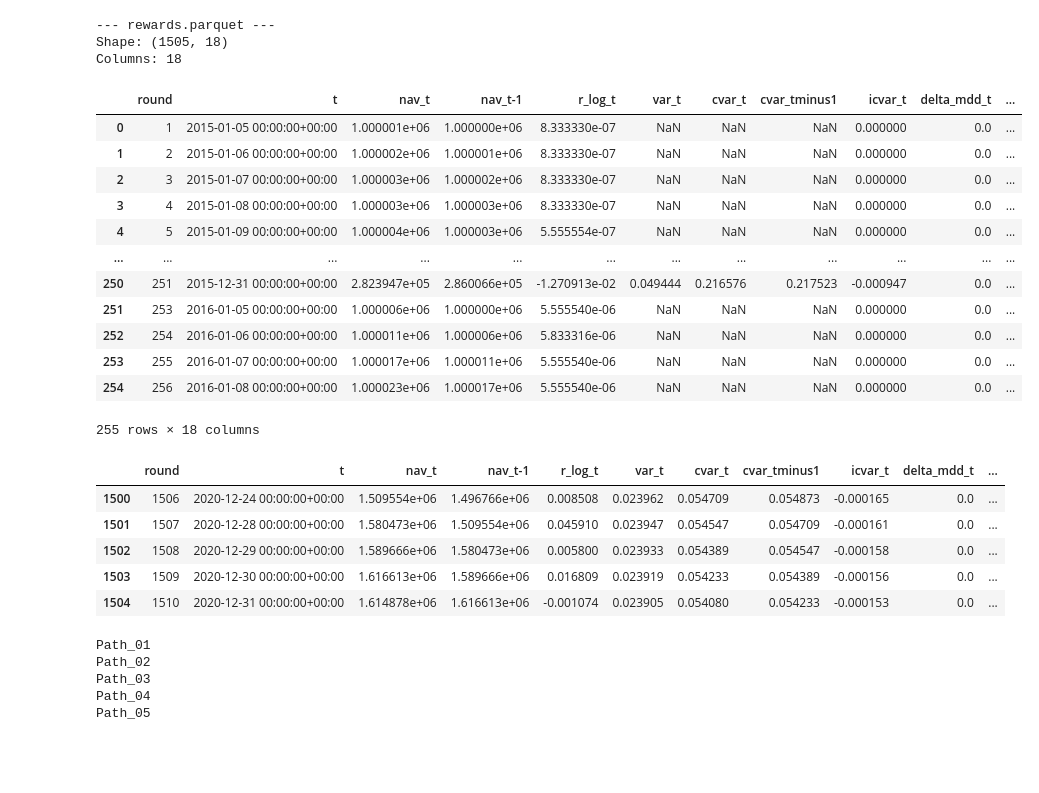
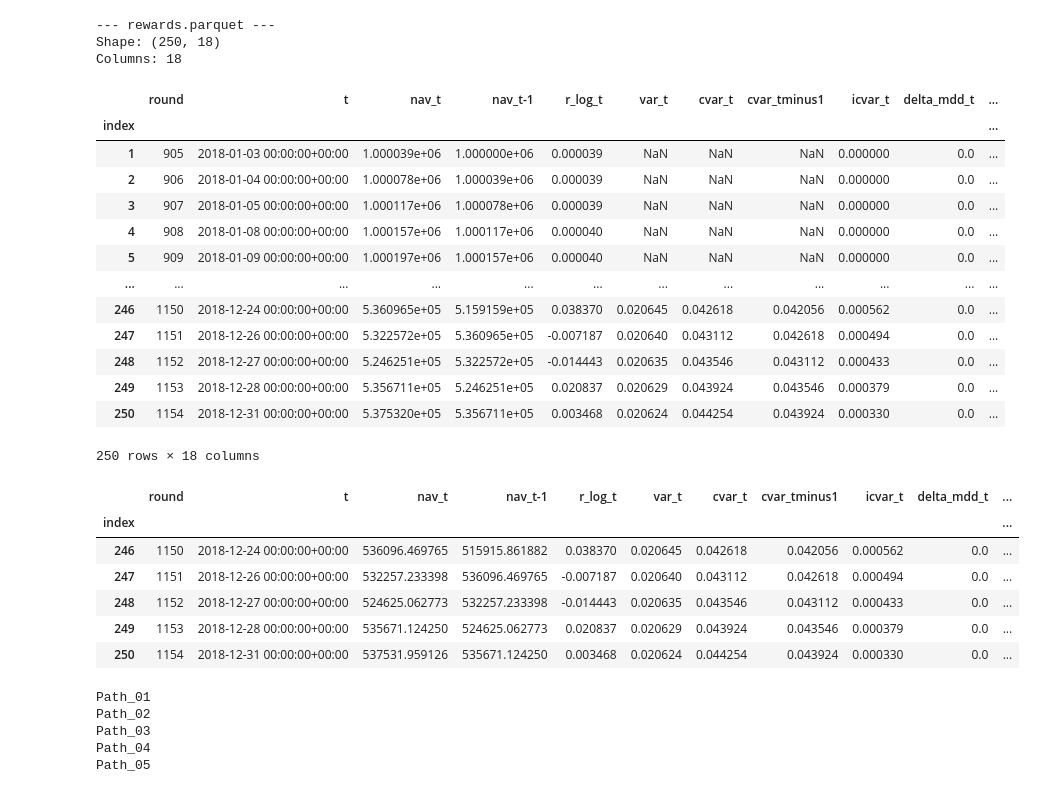
Before and after one commit to longrodeo/bachelorarbeit-drl-finance, a Jupyter notebook: notebooks/cpcv_baseline/icvar_ppo_s1_base.ipynb, the cells around one changed output. Cells and saved outputs as stored; diff of their text form; code cells hidden in the pictures; blank space fills up the shorter version.

```diff
--- a/notebooks/cpcv_baseline/icvar_ppo_s1_base.ipynb
+++ b/notebooks/cpcv_baseline/icvar_ppo_s1_base.ipynb
@@ -7,7 +7,7 @@ from itables import init_notebook_mode, show
 
 from utils.parquet_io import load_parquet
 # >>> Pfad zu DEINEM Run anpassen:
-run_dir = Path(r"C:\Dev\Bachelorarbeit\data\accounting\runs\cpcv_baseline\icvar_ppo_S1_final\ppo_icvar_state1_cpcv_20251228_112337\SB3_Defaults")
+run_dir = Path(r"C:\Dev\Bachelorarbeit\data\accounting\runs\lamda_gamma_opt\icvar_ppo_S1_lamda_5\ppo_icvar_state1_walkforward_20260102_132510\E2\fold_01\test\test_2018")
 paths = [f"Path_{i:02d}" for i in range(1, 6)]
 
 def load_and_info(path: Path) -> pd.DataFrame:
@@ -18,31 +18,33 @@ def load_and_info(path: Path) -> pd.DataFrame:
     print(f"Columns: {len(df.columns)}")
     return df
 # %%
-df_btc = load_and_info(run_dir / "Path_01/rewards.parquet")
+df_btc = load_and_info(run_dir / "rewards.parquet")
 display(df_btc.head(255), df_btc.tail())
 # %% [output]
 --- rewards.parquet ---
-Shape: (1505, 18)
+Shape: (250, 18)
 Columns: 18
 |  | round | t | nav_t | nav_t-1 | r_log_t | var_t | cvar_t | cvar_tminus1 | icvar_t | delta_mdd_t | ... |
-| 0 | 1 | 2015-01-05 00:00:00+00:00 | 1.000001e+06 | 1.000000e+06 | 8.333330e-07 | NaN | NaN | NaN | 0.000000 | 0.0 | ... |
-| 1 | 2 | 2015-01-06 00:00:00+00:00 | 1.000002e+06 | 1.000001e+06 | 8.333330e-07 | NaN | NaN | NaN | 0.000000 | 0.0 | ... |
-| 2 | 3 | 2015-01-07 00:00:00+00:00 | 1.000003e+06 | 1.000002e+06 | 8.333330e-07 | NaN | NaN | NaN | 0.000000 | 0.0 | ... |
-| 3 | 4 | 2015-01-08 00:00:00+00:00 | 1.000003e+06 | 1.000003e+06 | 8.333330e-07 | NaN | NaN | NaN | 0.000000 | 0.0 | ... |
-| 4 | 5 | 2015-01-09 00:00:00+00:00 | 1.000004e+06 | 1.000003e+06 | 5.555554e-07 | NaN | NaN | NaN | 0.000000 | 0.0 | ... |
+| index |  |  |  |  |  |  |  |  |  |  | ... |
+| 1 | 905 | 2018-01-03 00:00:00+00:00 | 1.000039e+06 | 1.000000e+06 | 0.000039 | NaN | NaN | NaN | 0.000000 | 0.0 | ... |
+| 2 | 906 | 2018-01-04 00:00:00+00:00 | 1.000078e+06 | 1.000039e+06 | 0.000039 | NaN | NaN | NaN | 0.000000 | 0.0 | ... |
+| 3 | 907 | 2018-01-05 00:00:00+00:00 | 1.000117e+06 | 1.000078e+06 | 0.000039 | NaN | NaN | NaN | 0.000000 | 0.0 | ... |
+| 4 | 908 | 2018-01-08 00:00:00+00:00 | 1.000157e+06 | 1.000117e+06 | 0.000040 | NaN | NaN | NaN | 0.000000 | 0.0 | ... |
+| 5 | 909 | 2018-01-09 00:00:00+00:00 | 1.000197e+06 | 1.000157e+06 | 0.000040 | NaN | NaN | NaN | 0.000000 | 0.0 | ... |
 | ... | ... | ... | ... | ... | ... | ... | ... | ... | ... | ... | ... |
-| 250 | 251 | 2015-12-31 00:00:00+00:00 | 2.823947e+05 | 2.860066e+05 | -1.270913e-02 | 0.049444 | 0.216576 | 0.217523 | -0.000947 | 0.0 | ... |
-| 251 | 253 | 2016-01-05 00:00:00+00:00 | 1.000006e+06 | 1.000000e+06 | 5.555540e-06 | NaN | NaN | NaN | 0.000000 | 0.0 | ... |
-| 252 | 254 | 2016-01-06 00:00:00+00:00 | 1.000011e+06 | 1.000006e+06 | 5.833316e-06 | NaN | NaN | NaN | 0.000000 | 0.0 | ... |
-| 253 | 255 | 2016-01-07 00:00:00+00:00 | 1.000017e+06 | 1.000011e+06 | 5.555540e-06 | NaN | NaN | NaN | 0.000000 | 0.0 | ... |
-| 254 | 256 | 2016-01-08 00:00:00+00:00 | 1.000023e+06 | 1.000017e+06 | 5.555540e-06 | NaN | NaN | NaN | 0.000000 | 0.0 | ... |
+| 246 | 1150 | 2018-12-24 00:00:00+00:00 | 5.360965e+05 | 5.159159e+05 | 0.038370 | 0.020645 | 0.042618 | 0.042056 | 0.000562 | 0.0 | ... |
+| 247 | 1151 | 2018-12-26 00:00:00+00:00 | 5.322572e+05 | 5.360965e+05 | -0.007187 | 0.020640 | 0.043112 | 0.042618 | 0.000494 | 0.0 | ... |
+| 248 | 1152 | 2018-12-27 00:00:00+00:00 | 5.246251e+05 | 5.322572e+05 | -0.014443 | 0.020635 | 0.043546 | 0.043112 | 0.000433 | 0.0 | ... |
+| 249 | 1153 | 2018-12-28 00:00:00+00:00 | 5.356711e+05 | 5.246251e+05 | 0.020837 | 0.020629 | 0.043924 | 0.043546 | 0.000379 | 0.0 | ... |
+| 250 | 1154 | 2018-12-31 00:00:00+00:00 | 5.375320e+05 | 5.356711e+05 | 0.003468 | 0.020624 | 0.044254 | 0.043924 | 0.000330 | 0.0 | ... |
-255 rows × 18 columns
+250 rows × 18 columns
 |  | round | t | nav_t | nav_t-1 | r_log_t | var_t | cvar_t | cvar_tminus1 | icvar_t | delta_mdd_t | ... |
-| 1500 | 1506 | 2020-12-24 00:00:00+00:00 | 1.509554e+06 | 1.496766e+06 | 0.008508 | 0.023962 | 0.054709 | 0.054873 | -0.000165 | 0.0 | ... |
-| 1501 | 1507 | 2020-12-28 00:00:00+00:00 | 1.580473e+06 | 1.509554e+06 | 0.045910 | 0.023947 | 0.054547 | 0.054709 | -0.000161 | 0.0 | ... |
-| 1502 | 1508 | 2020-12-29 00:00:00+00:00 | 1.589666e+06 | 1.580473e+06 | 0.005800 | 0.023933 | 0.054389 | 0.054547 | -0.000158 | 0.0 | ... |
-| 1503 | 1509 | 2020-12-30 00:00:00+00:00 | 1.616613e+06 | 1.589666e+06 | 0.016809 | 0.023919 | 0.054233 | 0.054389 | -0.000156 | 0.0 | ... |
-| 1504 | 1510 | 2020-12-31 00:00:00+00:00 | 1.614878e+06 | 1.616613e+06 | -0.001074 | 0.023905 | 0.054080 | 0.054233 | -0.000153 | 0.0 | ... |
+| index |  |  |  |  |  |  |  |  |  |  | ... |
+| 246 | 1150 | 2018-12-24 00:00:00+00:00 | 536096.469765 | 515915.861882 | 0.038370 | 0.020645 | 0.042618 | 0.042056 | 0.000562 | 0.0 | ... |
+| 247 | 1151 | 2018-12-26 00:00:00+00:00 | 532257.233398 | 536096.469765 | -0.007187 | 0.020640 | 0.043112 | 0.042618 | 0.000494 | 0.0 | ... |
+| 248 | 1152 | 2018-12-27 00:00:00+00:00 | 524625.062773 | 532257.233398 | -0.014443 | 0.020635 | 0.043546 | 0.043112 | 0.000433 | 0.0 | ... |
+| 249 | 1153 | 2018-12-28 00:00:00+00:00 | 535671.124250 | 524625.062773 | 0.020837 | 0.020629 | 0.043924 | 0.043546 | 0.000379 | 0.0 | ... |
+| 250 | 1154 | 2018-12-31 00:00:00+00:00 | 537531.959126 | 535671.124250 | 0.003468 | 0.020624 | 0.044254 | 0.043924 | 0.000330 | 0.0 | ... |
 # %%
 # Cell 2: Laden und auf breites Format bringen (eine Spalte je Path)
 wide = None
```
Also changed, not shown: 2 other files.
